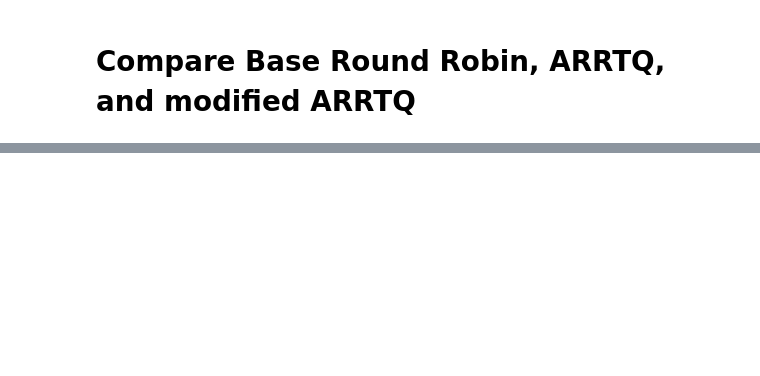
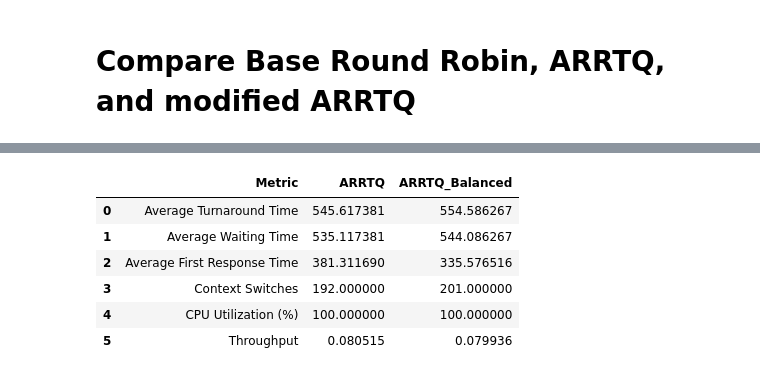
Before and after one commit to abhikarki/ARRTQ-Scheduling, a Jupyter notebook: notebooks/compare_baseRR_ARRTQ_modifiedARRTQ.ipynb, the cells around one changed output, grey strips where cells are left out. Drawn from its saved outputs; the diff is of its cells as text; code cells hidden in the pictures; blank space fills up the shorter version.

```diff
--- a/notebooks/compare_baseRR_ARRTQ_modifiedARRTQ.ipynb
+++ b/notebooks/compare_baseRR_ARRTQ_modifiedARRTQ.ipynb
@@ -48,0 +75,87 @@ Total processes: 20
+# %%
+compare_df = pd.DataFrame({
+    'Metric': [
+        'Average Turnaround Time', 'Average Waiting Time',
+        'Average First Response Time', 'Context Switches',
+        'CPU Utilization (%)', 'Throughput'
+    ],
+    'ARRTQ': [
+        arrtq_metrics['average_turnaround_time'],
+        arrtq_metrics['average_waiting_time'],
+        arrtq_metrics['average_first_response_time'],
+        arrtq_metrics['context_switches'],
+        arrtq_metrics['cpu_utilization'],
+        arrtq_metrics['throughput']
+    ],
+    'ARRTQ_Balanced': [
+        arrtq_balanced_metrics['average_turnaround_time'],
+        arrtq_balanced_metrics['average_waiting_time'],
+        arrtq_balanced_metrics['average_first_response_time'],
+        arrtq_balanced_metrics['context_switches'],
+        arrtq_balanced_metrics['cpu_utilization'],
+        arrtq_balanced_metrics['throughput']
+    ]
+})
+display(compare_df)
+
+# --- Bar chart for metric comparison ---
+fig = go.Figure()
+for col, color in zip(['ARRTQ', 'ARRTQ_Balanced'], ['steelblue', 'seagreen']):
+    fig.add_trace(go.Bar(
+        x=compare_df['Metric'],
+        y=compare_df[col],
+        name=col,
+        marker_color=color
+    ))
+
+fig.update_layout(
+    title='Performance Comparison: ARRTQ vs ARRTQ-Balanced',
+    xaxis_title='Metric',
+    yaxis_title='Value',
+    barmode='group'
+)
+fig.show()
+
+# --- Plot First Response Time comparison for each process ---
+fig2 = go.Figure()
+fig2.add_trace(go.Scatter(
+    x=results_arrtq['Process ID'], y=results_arrtq['First Response Time'],
+    mode='lines+markers', name='ARRTQ', line=dict(color='blue')
+))
+fig2.add_trace(go.Scatter(
+    x=results_balanced['Process ID'], y=results_balanced['First Response Time'],
+    mode='lines+markers', name='ARRTQ-Balanced', line=dict(color='green')
+))
+fig2.update_layout(
+    title='First Response Time per Process',
+    xaxis_title='Process ID',
+    yaxis_title='Time Units'
+)
+fig2.show()
+
+# --- Optional: Ready Queue length over time ---
+rq_df_balanced = pd.DataFrame(arrtq_balanced_metrics['rq_length_over_time'], columns=['Time', 'RQ Length'])
+fig3 = go.Figure()
+fig3.add_trace(go.Scatter(
+    x=rq_df_balanced['Time'], y=rq_df_balanced['RQ Length'],
+    mode='lines+markers', name='ARRTQ-Balanced', line=dict(color='green')
+))
+fig3.add_trace(go.Scatter(
+    x=pd.DataFrame(arrtq_metrics['rq_length_over_time'], columns=['Time', 'RQ Length'])['Time'],
+    y=pd.DataFrame(arrtq_metrics['rq_length_over_time'], columns=['Time', 'RQ Length'])['RQ Length'],
+    mode='lines+markers', name='ARRTQ', line=dict(color='orange')
+))
+fig3.update_layout(
+    title='Ready Queue Length Over Time (ARRTQ vs Balanced)',
+    xaxis_title='Time Units',
+    yaxis_title='Queue Length'
+)
+fig3.show()
+# %% [output]
+|  | Metric | ARRTQ | ARRTQ_Balanced |
+| 0 | Average Turnaround Time | 545.617381 | 554.586267 |
+| 1 | Average Waiting Time | 535.117381 | 544.086267 |
+| 2 | Average First Response Time | 381.311690 | 335.576516 |
+| 3 | Context Switches | 192.000000 | 201.000000 |
+| 4 | CPU Utilization (%) | 100.000000 | 100.000000 |
+| 5 | Throughput | 0.080515 | 0.079936 |
```
Also changed, not shown: parts of 3 cells of this notebook, 1 other file.
